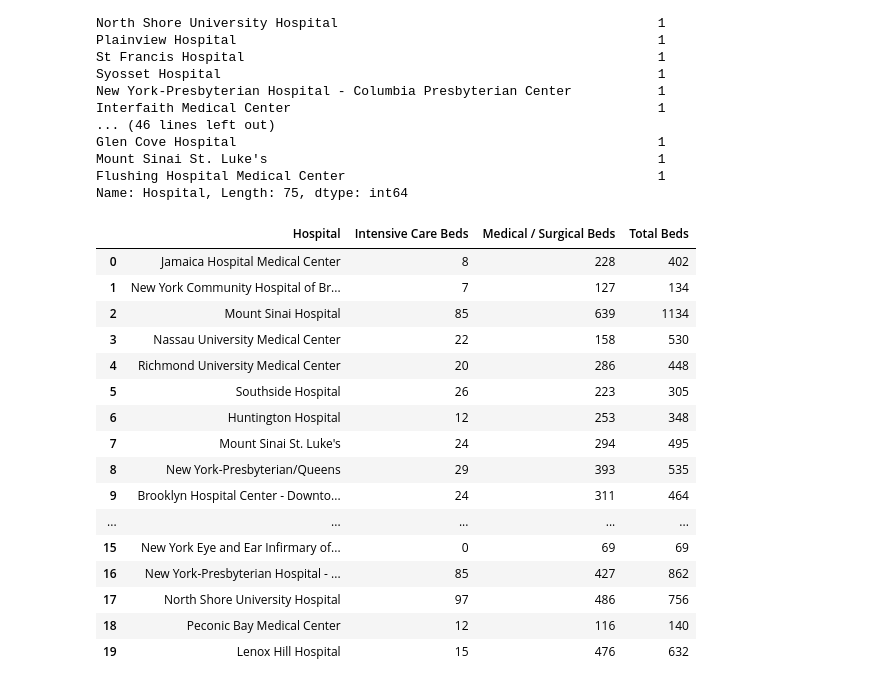
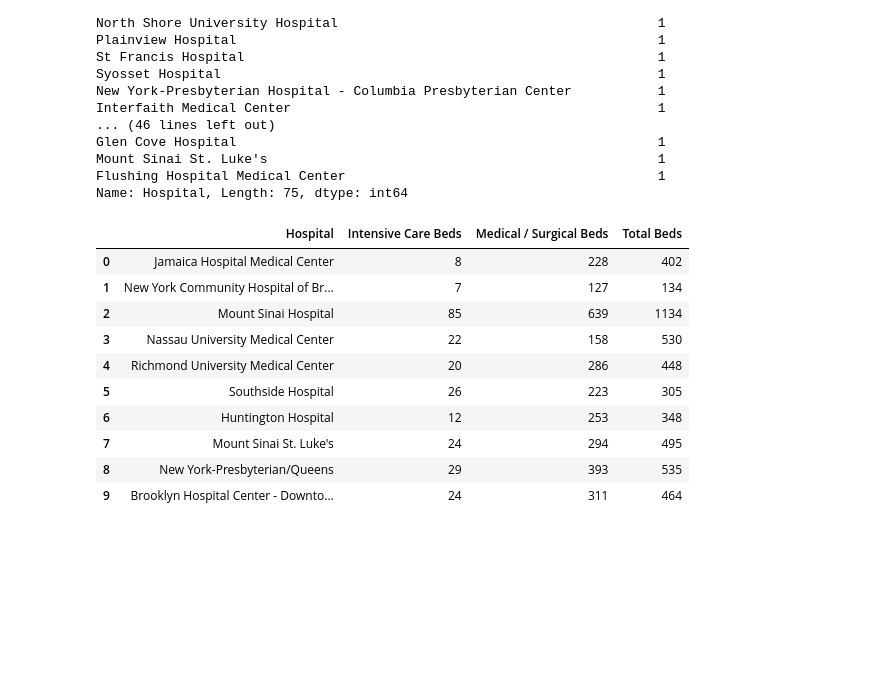
Before and after one commit to lisu1222/The-Battle-of-Neighborhoods-New-York-Hospital-Bed-Density, a Jupyter notebook: PART1 - NYC Hospital Data Scrapping.ipynb, the cells around one changed output. Drawn from its saved outputs; the diff is of its cells as text; code cells hidden in the pictures; blank space fills up the shorter version.

```diff
--- a/PART1 - NYC Hospital Data Scrapping.ipynb
+++ b/PART1 - NYC Hospital Data Scrapping.ipynb
@@ -187,22 +187,16 @@ Name: Hospital, Length: 75, dtype: int64
 # %%
 final_df.to_csv('hospital_beds.csv', index = False)
 # %%
-pd.read_csv('hospital_beds.csv').head(20)
+pd.read_csv('data_output/hospital_beds.csv').head(10)
 # %% [output]
 |  | Hospital | Intensive Care Beds | Medical / Surgical Beds | Total Beds |
 | 0 | Jamaica Hospital Medical Center | 8 | 228 | 402 |
 | 1 | New York Community Hospital of Br... | 7 | 127 | 134 |
 | 2 | Mount Sinai Hospital | 85 | 639 | 1134 |
 | 3 | Nassau University Medical Center | 22 | 158 | 530 |
 | 4 | Richmond University Medical Center | 20 | 286 | 448 |
 | 5 | Southside Hospital | 26 | 223 | 305 |
 | 6 | Huntington Hospital | 12 | 253 | 348 |
 | 7 | Mount Sinai St. Luke's | 24 | 294 | 495 |
 | 8 | New York-Presbyterian/Queens | 29 | 393 | 535 |
 | 9 | Brooklyn Hospital Center - Downto... | 24 | 311 | 464 |
-| ... | ... | ... | ... | ... |
-| 15 | New York Eye and Ear Infirmary of... | 0 | 69 | 69 |
-| 16 | New York-Presbyterian Hospital - ... | 85 | 427 | 862 |
-| 17 | North Shore University Hospital | 97 | 486 | 756 |
-| 18 | Peconic Bay Medical Center | 12 | 116 | 140 |
-| 19 | Lenox Hill Hospital | 15 | 476 | 632 |
```
Also changed, not shown: 1 other file.
